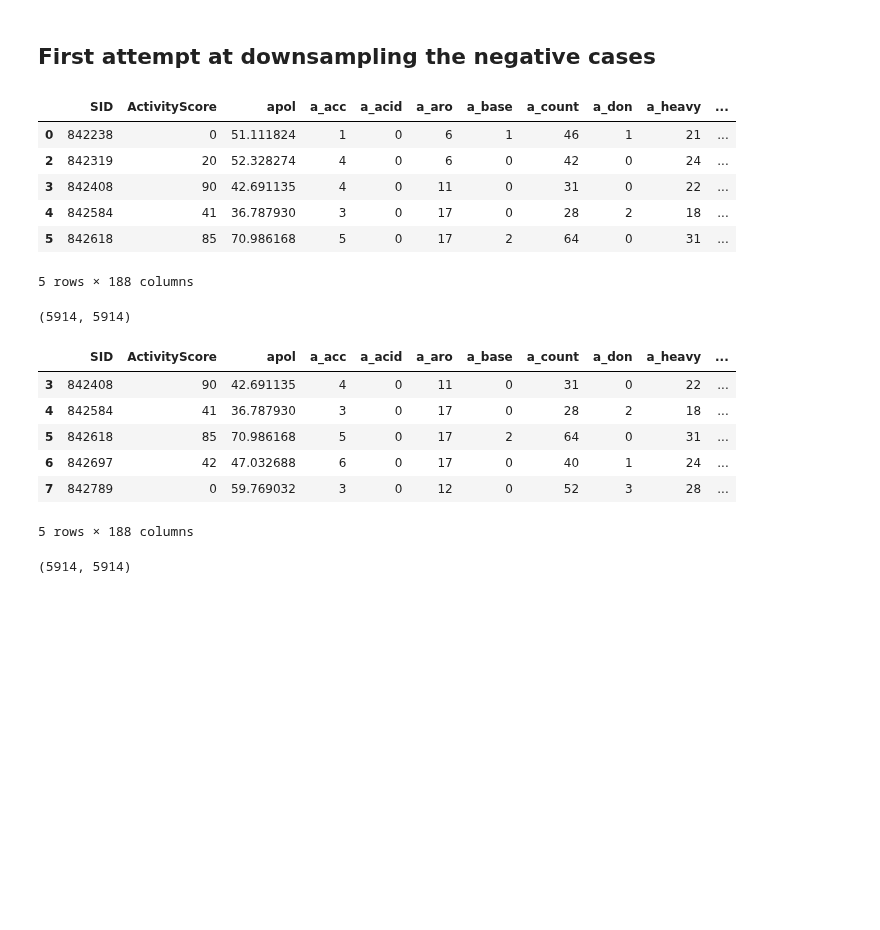
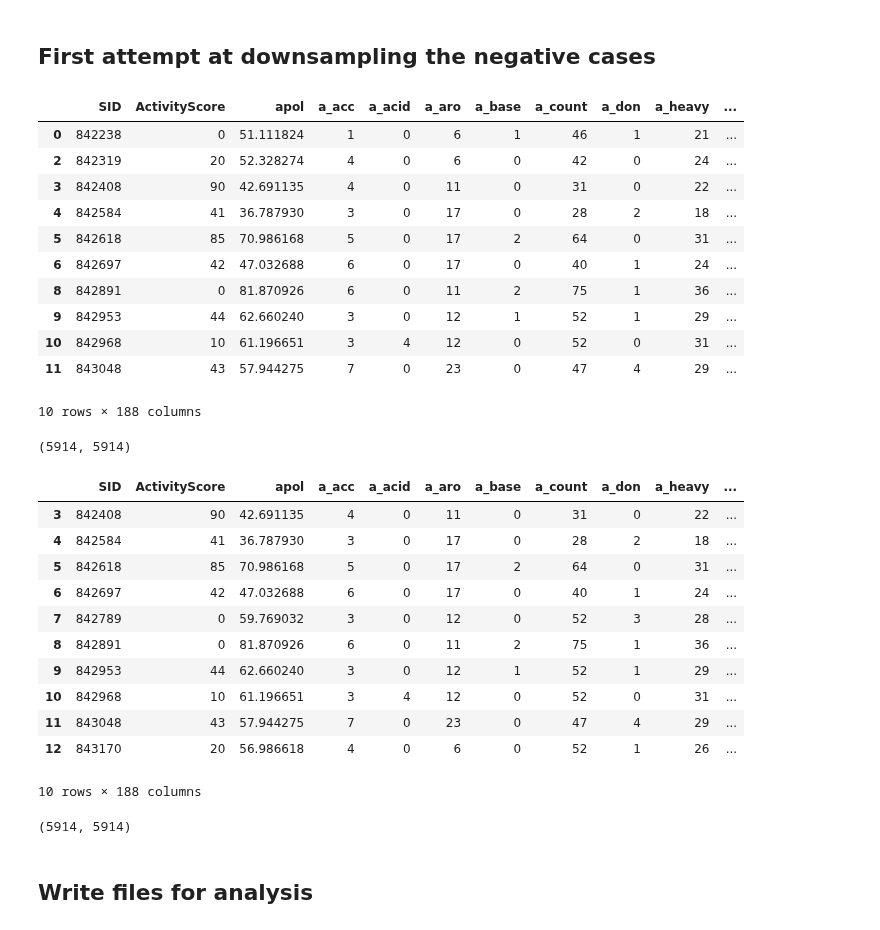
Before and after one commit to 5x5x5x5/kin, a Jupyter notebook: ScratchShuffle.ipynb, the cells around one changed output. Cells and saved outputs as stored; diff of their text form; code cells hidden in the pictures; blank space fills up the shorter version.

```diff
--- a/ScratchShuffle.ipynb
+++ b/ScratchShuffle.ipynb
@@ -12,6 +12,6 @@ Index(['SID', 'ActivityScore', 'apol', 'a_acc', 'a_acid', 'a_aro', 'a_base', 'a_
 # %%
 # Renaming the Activity Score column to conform to Python syntax
-isozyme2c19.rename(columns={'2c19ActivityScore': 'ActivityScore'}, inplace=True)
+isozyme2c19.rename(columns={'p450-cyp2c19-ActivityScore': 'ActivityScore'}, inplace=True)
 # %%
 # Number of substances with an activity scores greater than or equal to 40
 n_pos = (isozyme2c19.ActivityScore >= 40).sum()
@@ -29,23 +29,28 @@ n_neg
 # %%
 # First attempt - method adapted from DataRobot post about scikit-learn classification
 
 # Downsample negative cases -- there are many more negatives than positives
 
 indices = np.where(isozyme2c19.ActivityScore < 40)[0]
 rng = np.random.RandomState(50)  # sets seed for random number generator
 rng.shuffle(indices)             # different seed numbers result in different shuffle
 n_pos = (isozyme2c19.ActivityScore >= 40).sum()
 balanced = isozyme2c19.drop(isozyme2c19.index[indices[n_pos:]])
 
-balanced.head()
+balanced.head(10)
 # %% [output]
 |  | SID | ActivityScore | apol | a_acc | a_acid | a_aro | a_base | a_count | a_don | a_heavy | ... |
 | 0 | 842238 | 0 | 51.111824 | 1 | 0 | 6 | 1 | 46 | 1 | 21 | ... |
 | 2 | 842319 | 20 | 52.328274 | 4 | 0 | 6 | 0 | 42 | 0 | 24 | ... |
 | 3 | 842408 | 90 | 42.691135 | 4 | 0 | 11 | 0 | 31 | 0 | 22 | ... |
 | 4 | 842584 | 41 | 36.787930 | 3 | 0 | 17 | 0 | 28 | 2 | 18 | ... |
 | 5 | 842618 | 85 | 70.986168 | 5 | 0 | 17 | 2 | 64 | 0 | 31 | ... |
+| 6 | 842697 | 42 | 47.032688 | 6 | 0 | 17 | 0 | 40 | 1 | 24 | ... |
+| 8 | 842891 | 0 | 81.870926 | 6 | 0 | 11 | 2 | 75 | 1 | 36 | ... |
+| 9 | 842953 | 44 | 62.660240 | 3 | 0 | 12 | 1 | 52 | 1 | 29 | ... |
+| 10 | 842968 | 10 | 61.196651 | 3 | 4 | 12 | 0 | 52 | 0 | 31 | ... |
+| 11 | 843048 | 43 | 57.944275 | 7 | 0 | 23 | 0 | 47 | 4 | 29 | ... |
-5 rows × 188 columns
+10 rows × 188 columns
 # %%
 n_pos = (balanced.ActivityScore >= 40).sum()
 n_neg = (balanced.ActivityScore < 40).sum()
@@ -55,13 +60,13 @@ n_neg, n_pos
 # %%
 # Repeat code with different seed number
 
-indices = np.where(isozyme2c19.ActivityScore < 40)[0]
-rng = np.random.RandomState(3489453655)  # sets seed for random number generator
-rng.shuffle(indices)             # different seed numbers result in different shuffle
-n_pos = (isozyme2c19.ActivityScore >= 40).sum()
-balanced2 = isozyme2c19.drop(isozyme2c19.index[indices[n_pos:]])
+indices2 = np.where(isozyme2c19.ActivityScore < 40)[0]
+rng2 = np.random.RandomState(3489453655)  # sets seed for random number generator
+rng2.shuffle(indices2)             # different seed numbers result in different shuffle
+n_pos2 = (isozyme2c19.ActivityScore >= 40).sum()
+balanced2 = isozyme2c19.drop(isozyme2c19.index[indices2[n_pos2:]])
 
-balanced2.head()
+balanced2.head(10)
 # %% [output]
 |  | SID | ActivityScore | apol | a_acc | a_acid | a_aro | a_base | a_count | a_don | a_heavy | ... |
 | 3 | 842408 | 90 | 42.691135 | 4 | 0 | 11 | 0 | 31 | 0 | 22 | ... |
@@ -69,5 +74,10 @@ balanced2.head()
 | 5 | 842618 | 85 | 70.986168 | 5 | 0 | 17 | 2 | 64 | 0 | 31 | ... |
 | 6 | 842697 | 42 | 47.032688 | 6 | 0 | 17 | 0 | 40 | 1 | 24 | ... |
 | 7 | 842789 | 0 | 59.769032 | 3 | 0 | 12 | 0 | 52 | 3 | 28 | ... |
+| 8 | 842891 | 0 | 81.870926 | 6 | 0 | 11 | 2 | 75 | 1 | 36 | ... |
+| 9 | 842953 | 44 | 62.660240 | 3 | 0 | 12 | 1 | 52 | 1 | 29 | ... |
+| 10 | 842968 | 10 | 61.196651 | 3 | 4 | 12 | 0 | 52 | 0 | 31 | ... |
+| 11 | 843048 | 43 | 57.944275 | 7 | 0 | 23 | 0 | 47 | 4 | 29 | ... |
+| 12 | 843170 | 20 | 56.986618 | 4 | 0 | 6 | 0 | 52 | 1 | 26 | ... |
-5 rows × 188 columns
+10 rows × 188 columns
 # %%
@@ -77,2 +87,4 @@ n_neg, n_pos
 # %% [output]
 (5914, 5914)
+# %% [markdown]
+## Write files for analysis
```
Also changed, not shown: parts of 5 cells of this notebook, 2 other files.
